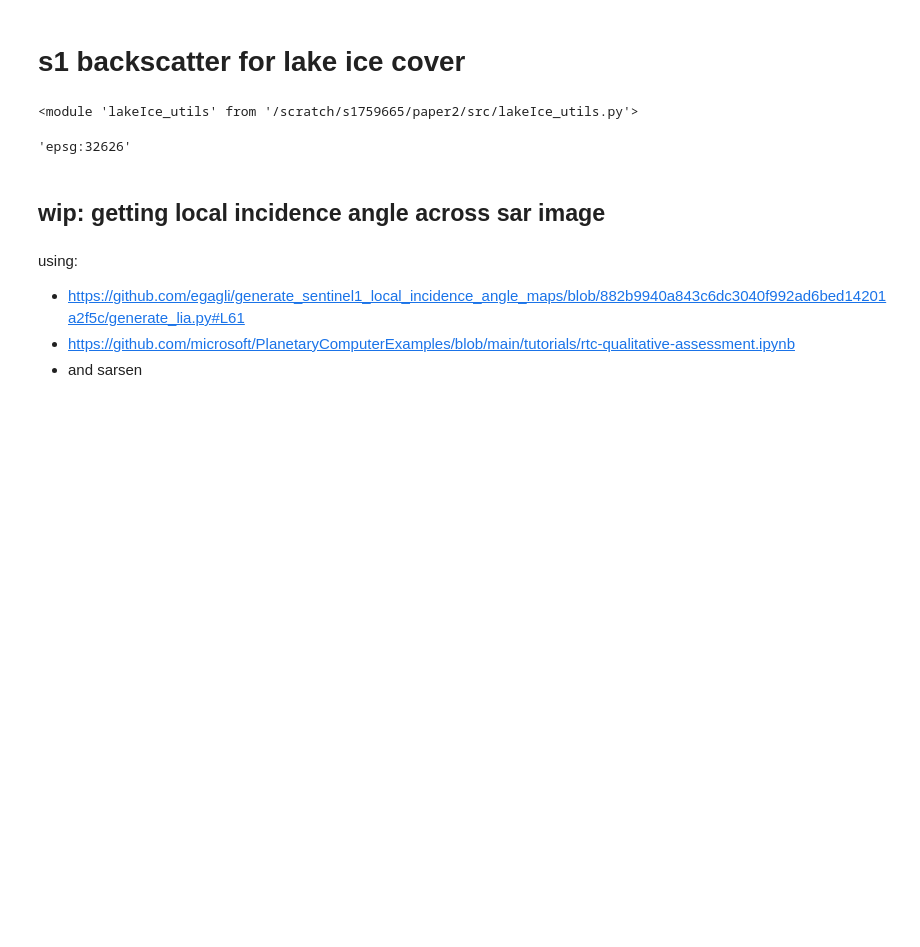
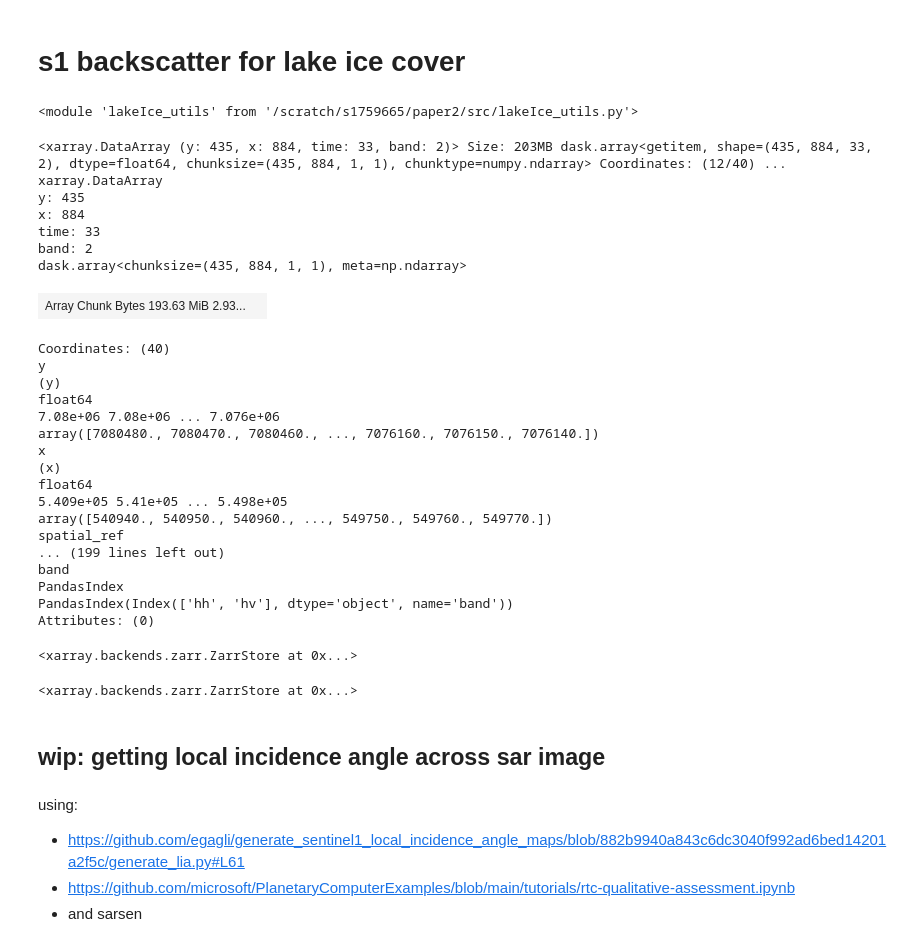
Before and after one commit to tlohde/lake-terminating-glaciers, a Jupyter notebook: src/lake_ice.ipynb, the cells around one changed output. Cells and saved outputs as stored; diff of their text form; code cells hidden in the pictures; blank space fills up the shorter version.

Commit message:
code for getting incident angles basically there

```diff
--- a/src/lake_ice.ipynb
+++ b/src/lake_ice.ipynb
@@ -49,7 +37,49 @@ import importlib
 importlib.reload(liU)
 # %% [output]
 <module 'lakeIce_utils' from '/scratch/s1759665/paper2/src/lakeIce_utils.py'>
-# %%
-li = liU.Sentinel11(row=row)
+# %%
+li.unique_relative_orbits = list(li.orb_dirs.keys())
+# %%
+li.dB.sel(time=(
+    (li.dB.time.dt.month==8)
+    & (li.s1_ds['sat:relative_orbit'] == li.unique_relative_orbits[0])
+)
+)
+# %% [output]
+<xarray.DataArray (y: 435, x: 884, time: 33, band: 2)> Size: 203MB dask.array<getitem, shape=(435, 884, 33, 2), dtype=float64, chunksize=(435, 884, 1, 1), chunktype=numpy.ndarray> Coordinates: (12/40) ...
+xarray.DataArray
+y: 435
+x: 884
+time: 33
+band: 2
+dask.array<chunksize=(435, 884, 1, 1), meta=np.ndarray>
+| Array Chunk Bytes 193.63 MiB 2.93... |  |
+Coordinates: (40)
+y
+(y)
+float64
+7.08e+06 7.08e+06 ... 7.076e+06
+array([7080480., 7080470., 7080460., ..., 7076160., 7076150., 7076140.])
+x
+(x)
+float64
+5.409e+05 5.41e+05 ... 5.498e+05
+array([540940., 540950., 540960., ..., 549750., 549760., 549770.])
+spatial_ref
+... (199 lines left out)
+band
+PandasIndex
+PandasIndex(Index(['hh', 'hv'], dtype='object', name='band'))
+Attributes: (0)
+# %%
+## export:
+li.angle_ds.to_zarr(
+    f'../results/lakeIce/id{li.id}_s1_incident_angles.zarr',
+    mode='w'
+    )
+# %% [output]
+<xarray.backends.zarr.ZarrStore at 0x...>
 # %%
-li.get_unique_orbits()
+li
+# %% [output]
+<xarray.backends.zarr.ZarrStore at 0x...>
@@ -66,7 +86,3 @@ items = search.item_collection()
-# %%
-li.s1_ds.attrs['crs']
-# %% [output]
-'epsg:32626'
 # %%
 # doesn't need running again because saved output to: '../results/s1_lake_backscatter.parquet'
 catalog = pystac_client.Client.open("https://planetarycomputer.microsoft.com/api/stac/v1")
```
Also changed, not shown: parts of 3 cells of this notebook, 3 other files.
